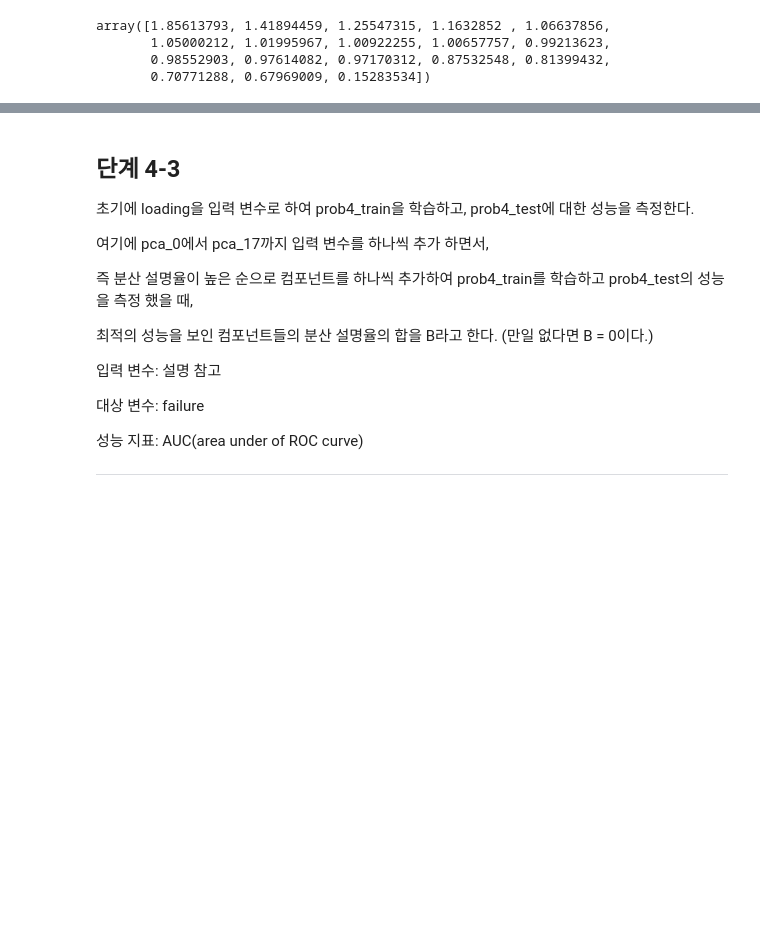
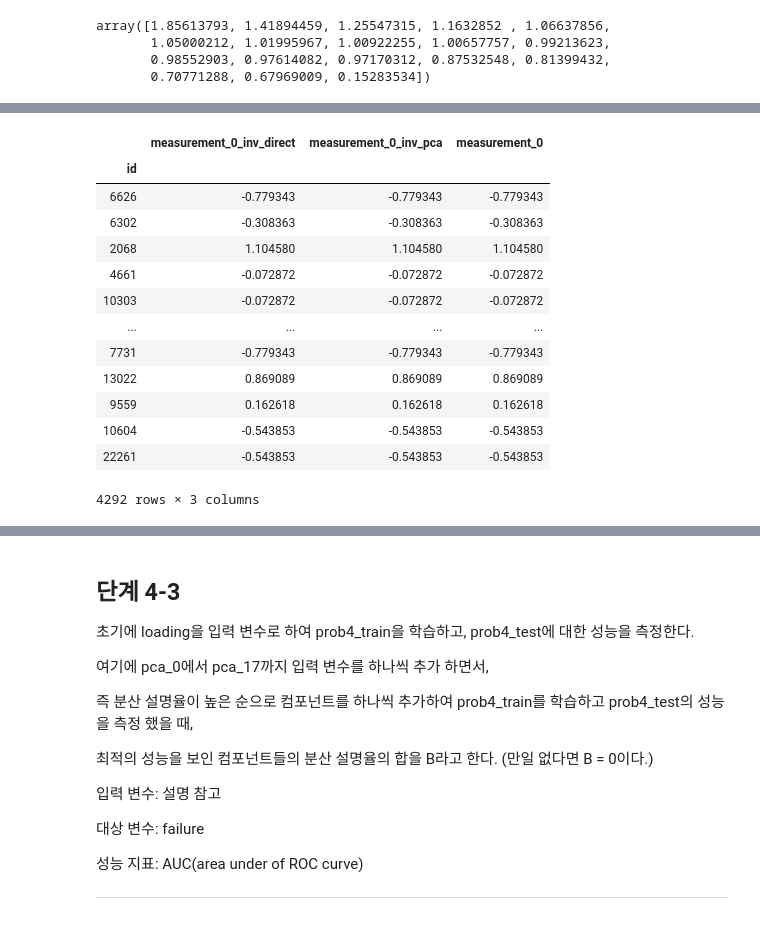
Before and after one commit to sunkusun9/DS_lv3_2506_2, a Jupyter notebook: sec_ds_lv3_prob1_prob.ipynb, the cells around one changed output, grey strips where cells are left out. Cells and saved outputs as stored; diff of their text form; code cells hidden in the pictures; blank space fills up the shorter version.

```diff
--- a/sec_ds_lv3_prob1_prob.ipynb
+++ b/sec_ds_lv3_prob1_prob.ipynb
@@ -1708,0 +1687,22 @@ array([[-1.01483386,  0.98865386,  0.60831251, ..., -0.12706416,
+# %%
+# PCA 역변환을 해봅니다.
+pd.concat([
+    (df_prob4_test[X_comp].dot(df_emat['measurement_0'].values) + df_prob3_train['measurement_0'].mean()).rename('measurement_0_inv_direct'),
+    pd.Series(pca.inverse_transform(df_prob4_test[X_comp])[:, 0], index = df_prob4_test.index, name = 'measurement_0_inv_pca'),
+    df_prob4_test['measurement_0']
+], axis = 1)
+# %% [output]
+|  | measurement_0_inv_direct | measurement_0_inv_pca | measurement_0 |
+| id |  |  |  |
+| 6626 | -0.779343 | -0.779343 | -0.779343 |
+| 6302 | -0.308363 | -0.308363 | -0.308363 |
+| 2068 | 1.104580 | 1.104580 | 1.104580 |
+| 4661 | -0.072872 | -0.072872 | -0.072872 |
+| 10303 | -0.072872 | -0.072872 | -0.072872 |
+| ... | ... | ... | ... |
+| 7731 | -0.779343 | -0.779343 | -0.779343 |
+| 13022 | 0.869089 | 0.869089 | 0.869089 |
+| 9559 | 0.162618 | 0.162618 | 0.162618 |
+| 10604 | -0.543853 | -0.543853 | -0.543853 |
+| 22261 | -0.543853 | -0.543853 | -0.543853 |
+4292 rows × 3 columns
```
Also changed, not shown: parts of 32 cells of this notebook.
